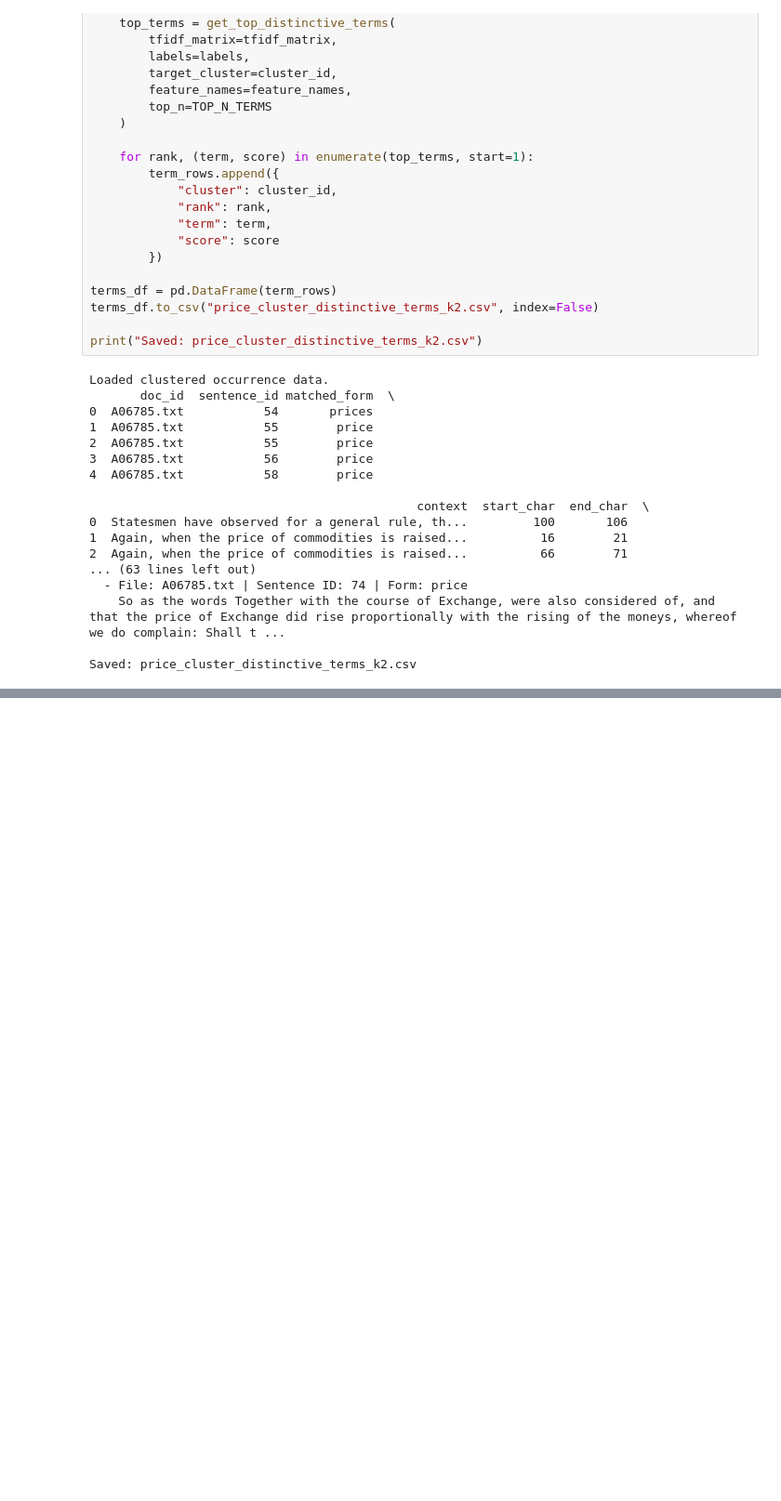
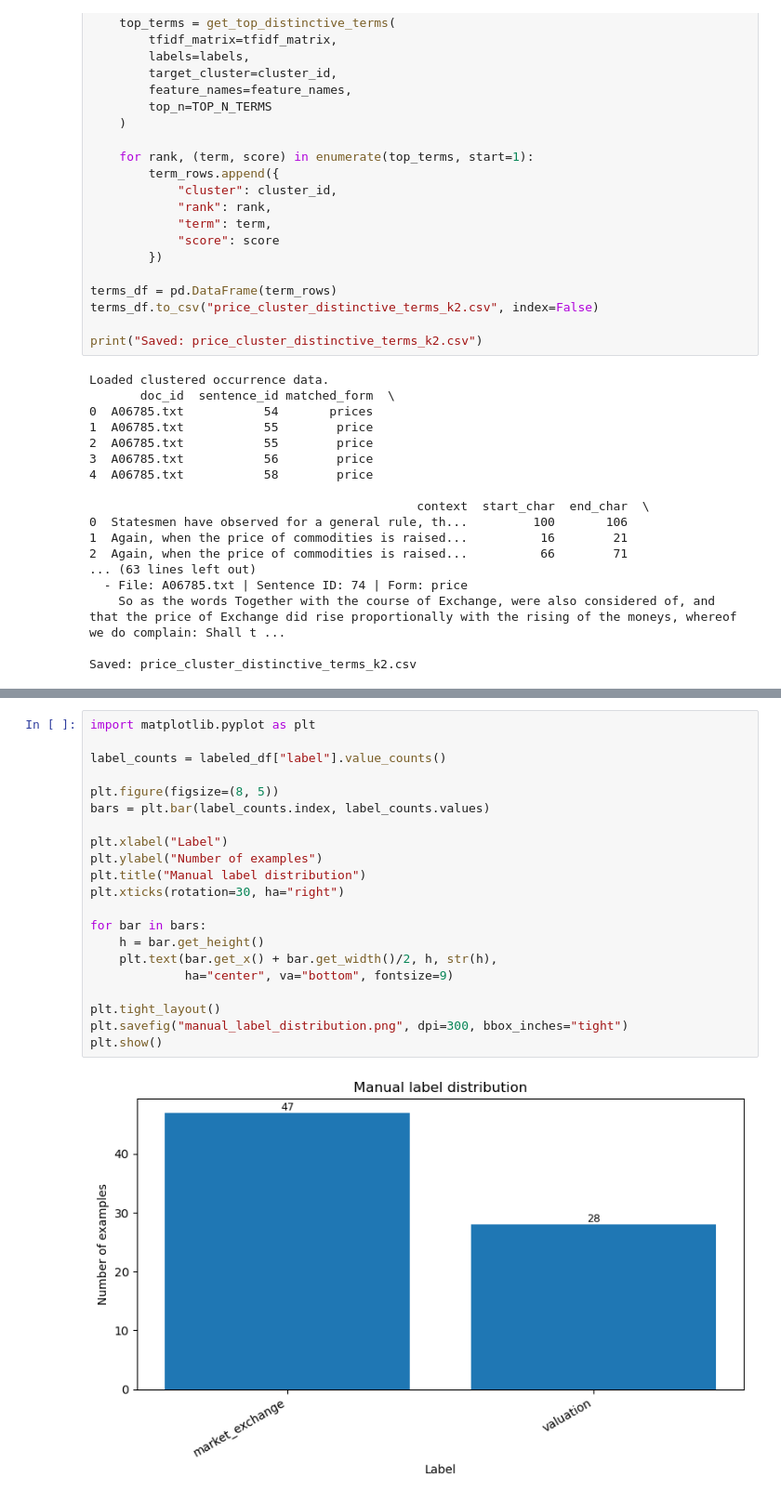
Before and after one commit to CiuuT/IDS-570-Final-Project, a Jupyter notebook: Untitled-1.ipynb, the cells around one changed output, grey strips where cells are left out. Shown at 93% size. Saved outputs shown, nothing was run; the diff lists cells and outputs as text; blank space fills up the shorter version.

```diff
--- a/Untitled-1.ipynb
+++ b/Untitled-1.ipynb
@@ -838,0 +1079,23 @@ Saved: price_cluster_distinctive_terms_k2.csv
+# %%
+import matplotlib.pyplot as plt
+
+label_counts = labeled_df["label"].value_counts()
+
+plt.figure(figsize=(8, 5))
+bars = plt.bar(label_counts.index, label_counts.values)
+
+plt.xlabel("Label")
+plt.ylabel("Number of examples")
+plt.title("Manual label distribution")
+plt.xticks(rotation=30, ha="right")
+
+for bar in bars:
+    h = bar.get_height()
+    plt.text(bar.get_x() + bar.get_width()/2, h, str(h),
+             ha="center", va="bottom", fontsize=9)
+
+plt.tight_layout()
+plt.savefig("manual_label_distribution.png", dpi=300, bbox_inches="tight")
+plt.show()
+# %% [output]
+[figure, added]
```
Also changed, not shown: parts of 12 cells of this notebook, 15 other files.
